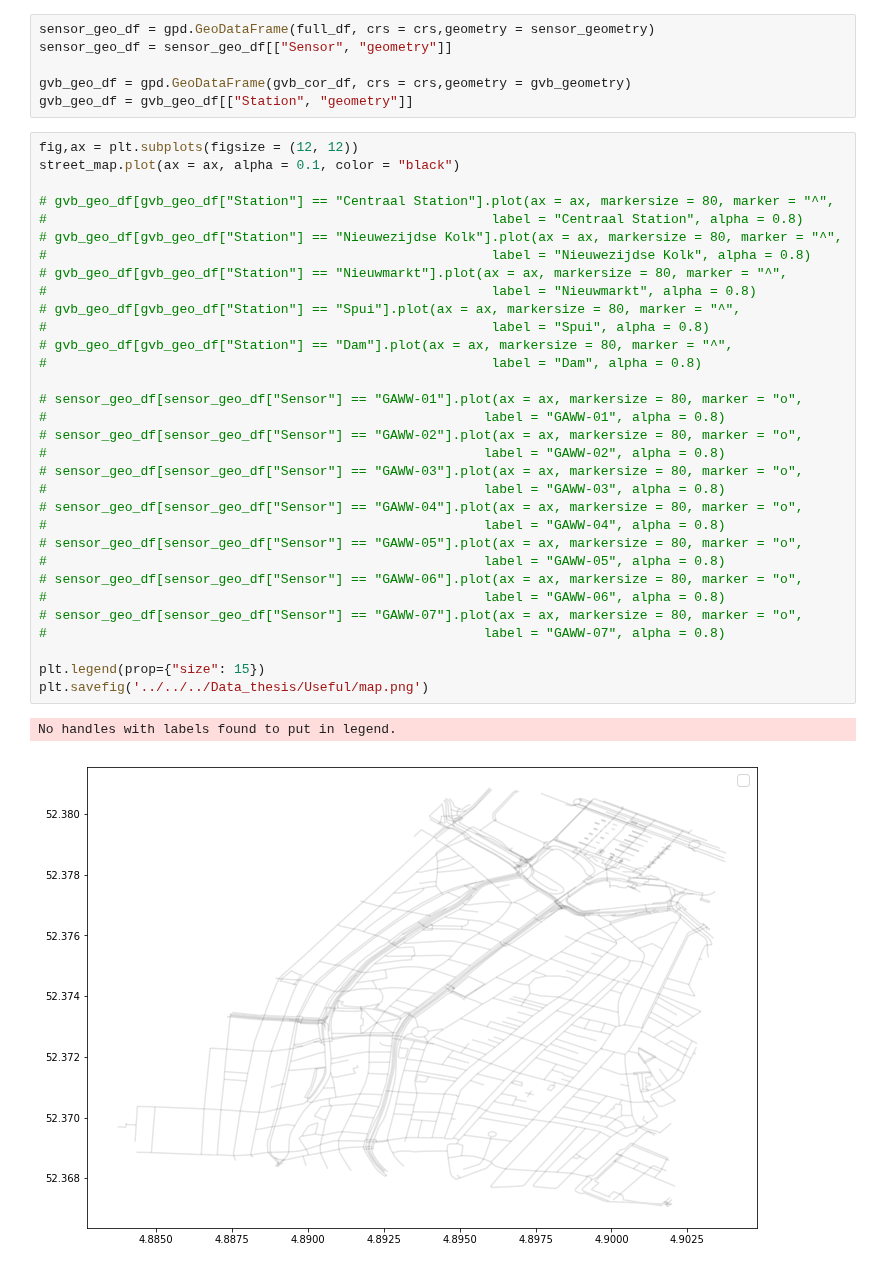
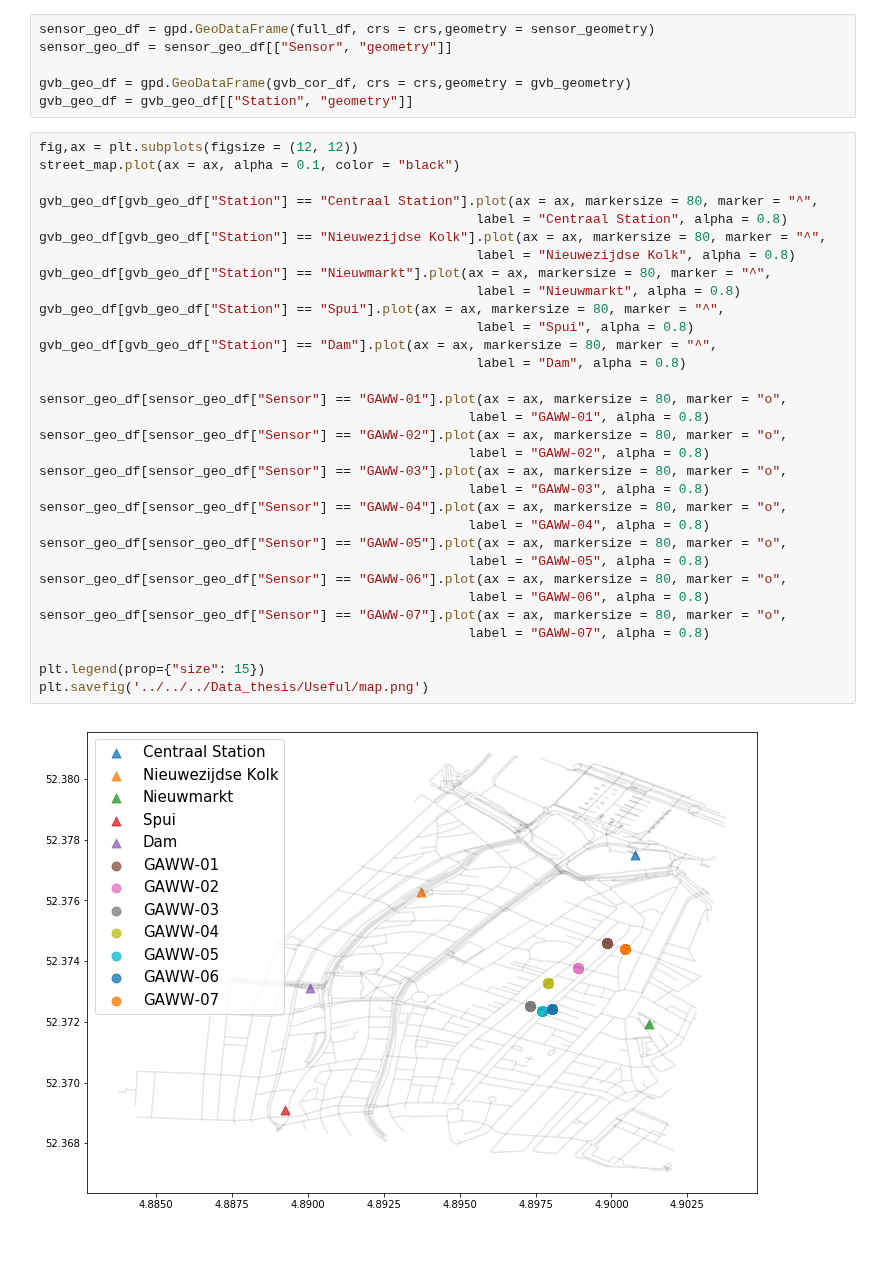
Before and after one commit to LeDon96/CrowdednessPrediction, a Jupyter notebook: Jupyter Notebooks/Data explore.ipynb, the cells around one changed output. Cells and saved outputs as stored; diff of their text form.

```diff
--- a/Jupyter Notebooks/Data explore.ipynb
+++ b/Jupyter Notebooks/Data explore.ipynb
@@ -116,35 +115,34 @@ gvb_geo_df = gvb_geo_df[["Station", "geometry"]]
 # %%
 fig,ax = plt.subplots(figsize = (12, 12))
 street_map.plot(ax = ax, alpha = 0.1, color = "black")
 
-# gvb_geo_df[gvb_geo_df["Station"] == "Centraal Station"].plot(ax = ax, markersize = 80, marker = "^",
-#                                                         label = "Centraal Station", alpha = 0.8)
-# gvb_geo_df[gvb_geo_df["Station"] == "Nieuwezijdse Kolk"].plot(ax = ax, markersize = 80, marker = "^",
-#                                                         label = "Nieuwezijdse Kolk", alpha = 0.8)
-# gvb_geo_df[gvb_geo_df["Station"] == "Nieuwmarkt"].plot(ax = ax, markersize = 80, marker = "^",
-#                                                         label = "Nieuwmarkt", alpha = 0.8)
-# gvb_geo_df[gvb_geo_df["Station"] == "Spui"].plot(ax = ax, markersize = 80, marker = "^",
-#                                                         label = "Spui", alpha = 0.8)
-# gvb_geo_df[gvb_geo_df["Station"] == "Dam"].plot(ax = ax, markersize = 80, marker = "^",
-#                                                         label = "Dam", alpha = 0.8)
+gvb_geo_df[gvb_geo_df["Station"] == "Centraal Station"].plot(ax = ax, markersize = 80, marker = "^",
+                                                        label = "Centraal Station", alpha = 0.8)
+gvb_geo_df[gvb_geo_df["Station"] == "Nieuwezijdse Kolk"].plot(ax = ax, markersize = 80, marker = "^",
+                                                        label = "Nieuwezijdse Kolk", alpha = 0.8)
+gvb_geo_df[gvb_geo_df["Station"] == "Nieuwmarkt"].plot(ax = ax, markersize = 80, marker = "^",
+                                                        label = "Nieuwmarkt", alpha = 0.8)
+gvb_geo_df[gvb_geo_df["Station"] == "Spui"].plot(ax = ax, markersize = 80, marker = "^",
+                                                        label = "Spui", alpha = 0.8)
+gvb_geo_df[gvb_geo_df["Station"] == "Dam"].plot(ax = ax, markersize = 80, marker = "^",
+                                                        label = "Dam", alpha = 0.8)
 
-# sensor_geo_df[sensor_geo_df["Sensor"] == "GAWW-01"].plot(ax = ax, markersize = 80, marker = "o",
-#                                                        label = "GAWW-01", alpha = 0.8)
-# sensor_geo_df[sensor_geo_df["Sensor"] == "GAWW-02"].plot(ax = ax, markersize = 80, marker = "o",
-#                                                        label = "GAWW-02", alpha = 0.8)
-# sensor_geo_df[sensor_geo_df["Sensor"] == "GAWW-03"].plot(ax = ax, markersize = 80, marker = "o",
-#                                                        label = "GAWW-03", alpha = 0.8)
-# sensor_geo_df[sensor_geo_df["Sensor"] == "GAWW-04"].plot(ax = ax, markersize = 80, marker = "o",
-#                                                        label = "GAWW-04", alpha = 0.8)
-# sensor_geo_df[sensor_geo_df["Sensor"] == "GAWW-05"].plot(ax = ax, markersize = 80, marker = "o",
-#                                                        label = "GAWW-05", alpha = 0.8)
-# sensor_geo_df[sensor_geo_df["Sensor"] == "GAWW-06"].plot(ax = ax, markersize = 80, marker = "o",
-#                                                        label = "GAWW-06", alpha = 0.8)
-# sensor_geo_df[sensor_geo_df["Sensor"] == "GAWW-07"].plot(ax = ax, markersize = 80, marker = "o",
-#                                                        label = "GAWW-07", alpha = 0.8)
+sensor_geo_df[sensor_geo_df["Sensor"] == "GAWW-01"].plot(ax = ax, markersize = 80, marker = "o",
+                                                       label = "GAWW-01", alpha = 0.8)
+sensor_geo_df[sensor_geo_df["Sensor"] == "GAWW-02"].plot(ax = ax, markersize = 80, marker = "o",
+                                                       label = "GAWW-02", alpha = 0.8)
+sensor_geo_df[sensor_geo_df["Sensor"] == "GAWW-03"].plot(ax = ax, markersize = 80, marker = "o",
+                                                       label = "GAWW-03", alpha = 0.8)
+sensor_geo_df[sensor_geo_df["Sensor"] == "GAWW-04"].plot(ax = ax, markersize = 80, marker = "o",
+                                                       label = "GAWW-04", alpha = 0.8)
+sensor_geo_df[sensor_geo_df["Sensor"] == "GAWW-05"].plot(ax = ax, markersize = 80, marker = "o",
+                                                       label = "GAWW-05", alpha = 0.8)
+sensor_geo_df[sensor_geo_df["Sensor"] == "GAWW-06"].plot(ax = ax, markersize = 80, marker = "o",
+                                                       label = "GAWW-06", alpha = 0.8)
+sensor_geo_df[sensor_geo_df["Sensor"] == "GAWW-07"].plot(ax = ax, markersize = 80, marker = "o",
+                                                       label = "GAWW-07", alpha = 0.8)
 
 plt.legend(prop={"size": 15})
 plt.savefig('../../../Data_thesis/Useful/map.png')
 # %% [output]
-No handles with labels found to put in legend.
-[figure, old version]
+[figure, new version]
```
Also changed, not shown: parts of 7 cells of this notebook.
